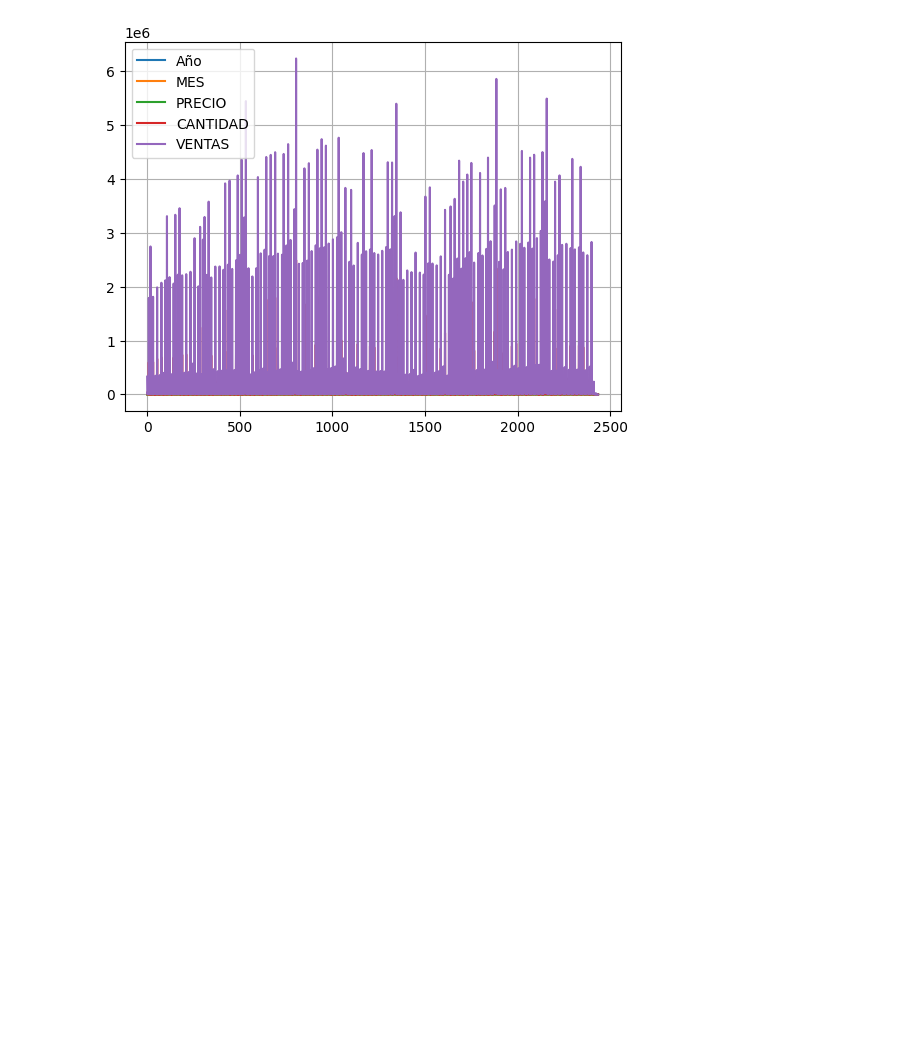
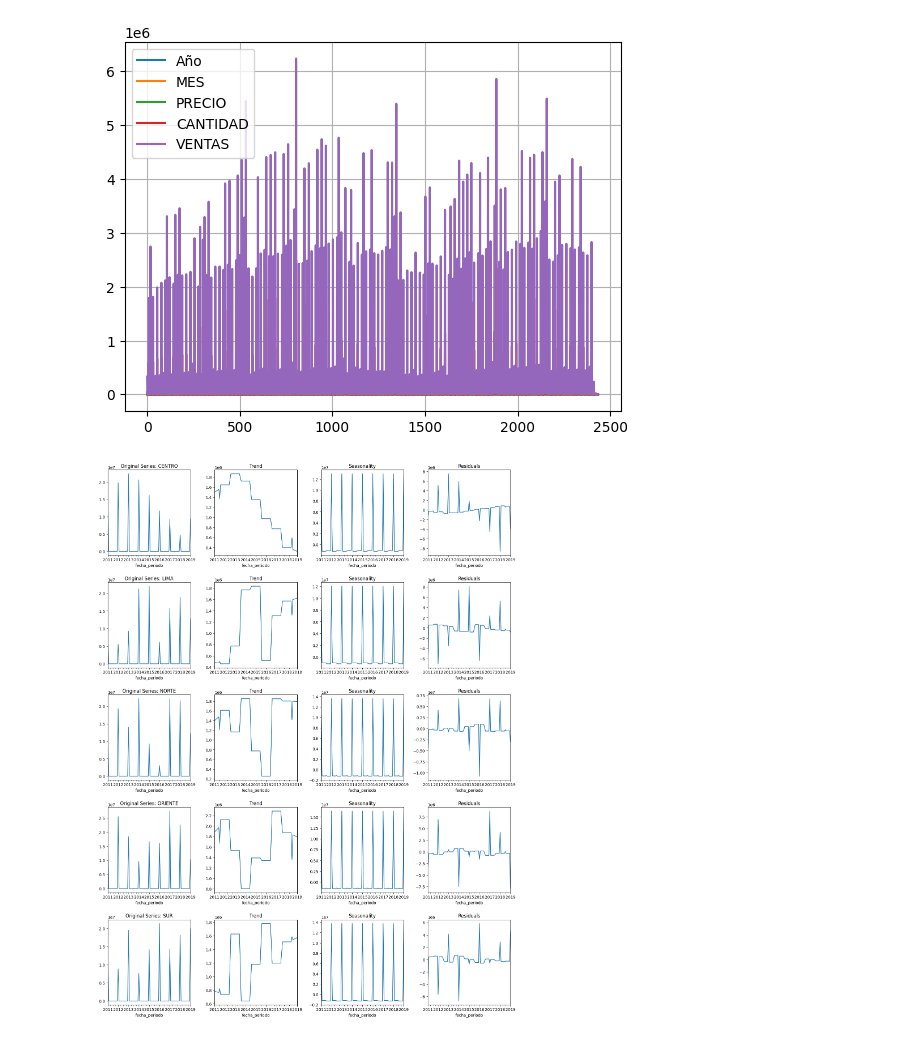
Before and after one commit to jmollan/Python_Proyecto_PUCP, a Jupyter notebook: Examen_Fin.ipynb, the cells around one changed output. Saved outputs shown, nothing was run; the diff lists cells and outputs as text; code cells hidden in the pictures; blank space fills up the shorter version.

```diff
--- a/Examen_Fin.ipynb
+++ b/Examen_Fin.ipynb
@@ -235,3 +238,32 @@ plt.grid()
 plt.show()
 # %% [output]
 [figure]
+# %%
+import pandas as pd
+import matplotlib.pyplot as plt
+from statsmodels.tsa.seasonal import seasonal_decompose
+
+# Suponiendo que ya has cargado el DataFrame df desde el archivo Excel
+
+# Convertir la columna 'fecha_periodo' a formato datetime y establecerla como índice
+df['fecha_periodo'] = pd.to_datetime(df['fecha_periodo'])
+df.set_index('fecha_periodo', inplace=True)
+
+# Resamplear los datos a una frecuencia mensual por ZONA
+df_resampled_zone = df.groupby('ZONA').resample('M')['VENTAS'].sum().unstack(level=0)
+
+# Realizar la descomposición estacional con el modelo aditivo para cada ZONA y graficarla
+fig, axes = plt.subplots(len(df_resampled_zone.columns), 4, figsize=(15, 20))
+
+for i, zona in enumerate(df_resampled_zone.columns):
+    decomposition = seasonal_decompose(df_resampled_zone[zona], model='additive', extrapolate_trend='freq')
+
+    df_resampled_zone[zona].plot(ax=axes[i, 0], title='Original Series: ' + zona)
+    decomposition.trend.plot(ax=axes[i, 1], title='Trend')
+    decomposition.seasonal.plot(ax=axes[i, 2], title='Seasonality')
+    decomposition.resid.plot(ax=axes[i, 3], title='Residuals')
+
+plt.tight_layout()
+plt.show()
+# %% [output]
+[figure, added]
```
Also changed, not shown: parts of 2 cells of this notebook.
